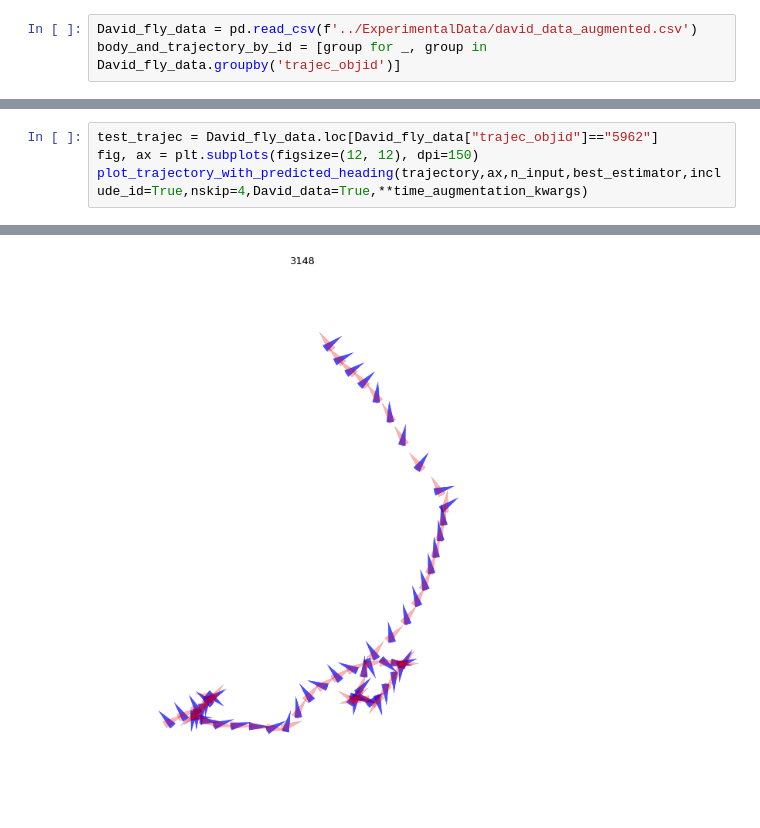
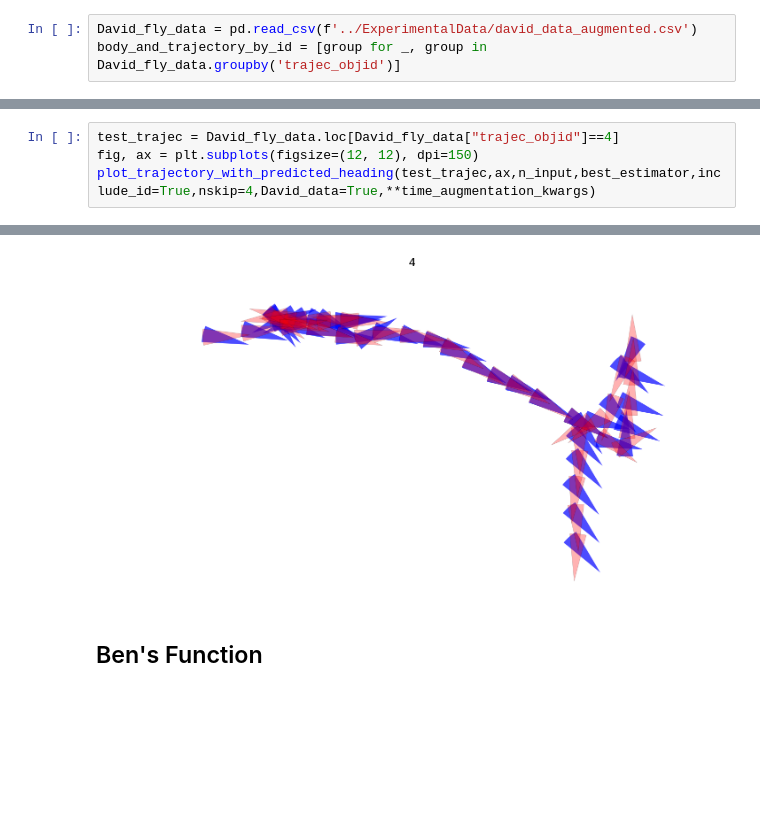
Before and after one commit to nehalsinghmangat/drosophila_body_orientation_predictor, a Jupyter notebook: Notebooks/drosophila_body_orientation_predictor.ipynb, the cells around one changed output, grey strips where cells are left out. Cells and saved outputs as stored; diff of their text form; blank space fills up the shorter version.

```diff
--- a/Notebooks/drosophila_body_orientation_predictor.ipynb
+++ b/Notebooks/drosophila_body_orientation_predictor.ipynb
@@ -1100,5 +1117,5 @@ for trajectory in sampled_trajectories:
 # %%
-test_trajec = David_fly_data.loc[David_fly_data["trajec_objid"]=="5962"]
+test_trajec = David_fly_data.loc[David_fly_data["trajec_objid"]==4]
 fig, ax = plt.subplots(figsize=(12, 12), dpi=150)
-plot_trajectory_with_predicted_heading(trajectory,ax,n_input,best_estimator,include_id=True,nskip=4,David_data=True,**time_augmentation_kwargs)
+plot_trajectory_with_predicted_heading(test_trajec,ax,n_input,best_estimator,include_id=True,nskip=4,David_data=True,**time_augmentation_kwargs)
 # %% [output]
@@ -1106 +1123,3 @@ plot_trajectory_with_predicted_heading(trajectory,ax,n_input,best_estimator,incl
-[figure, old version]
+[figure, new version]
+# %% [markdown]
+## Ben's Function
```
Also changed, not shown: parts of 7 cells of this notebook.
